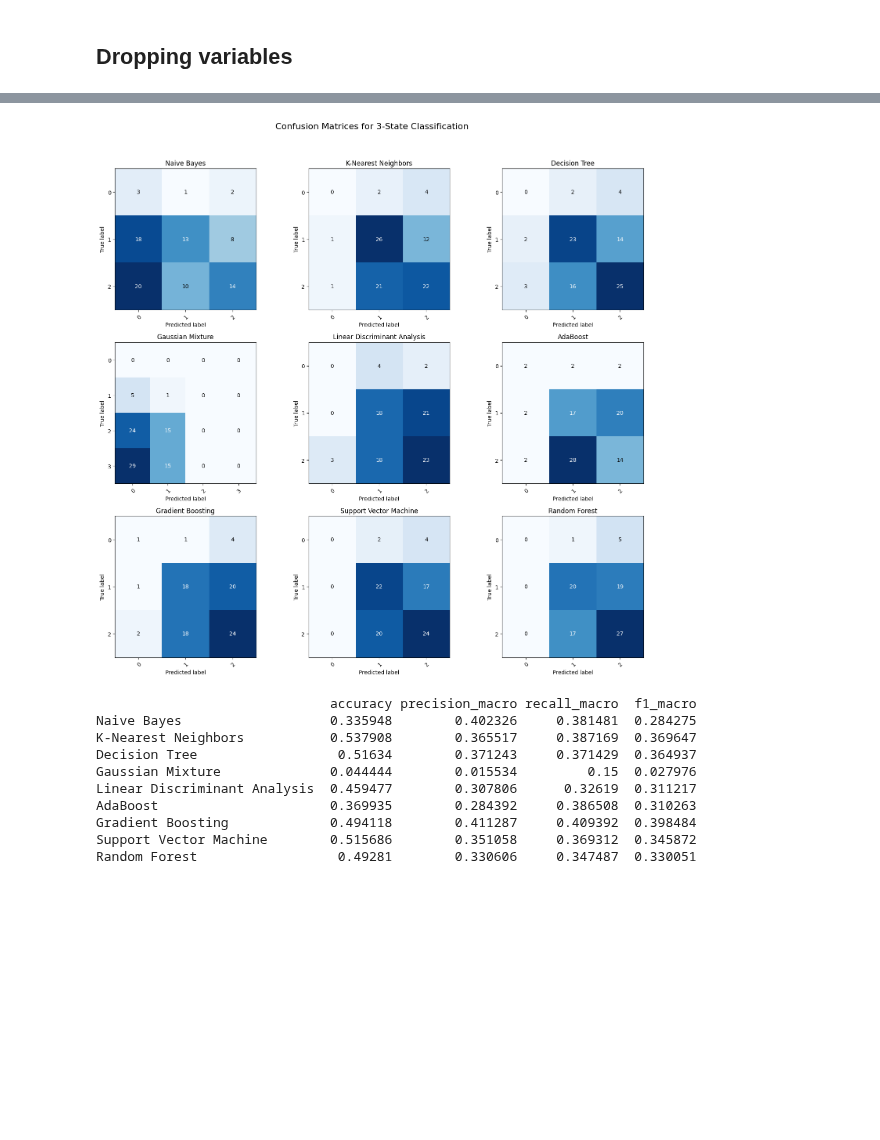
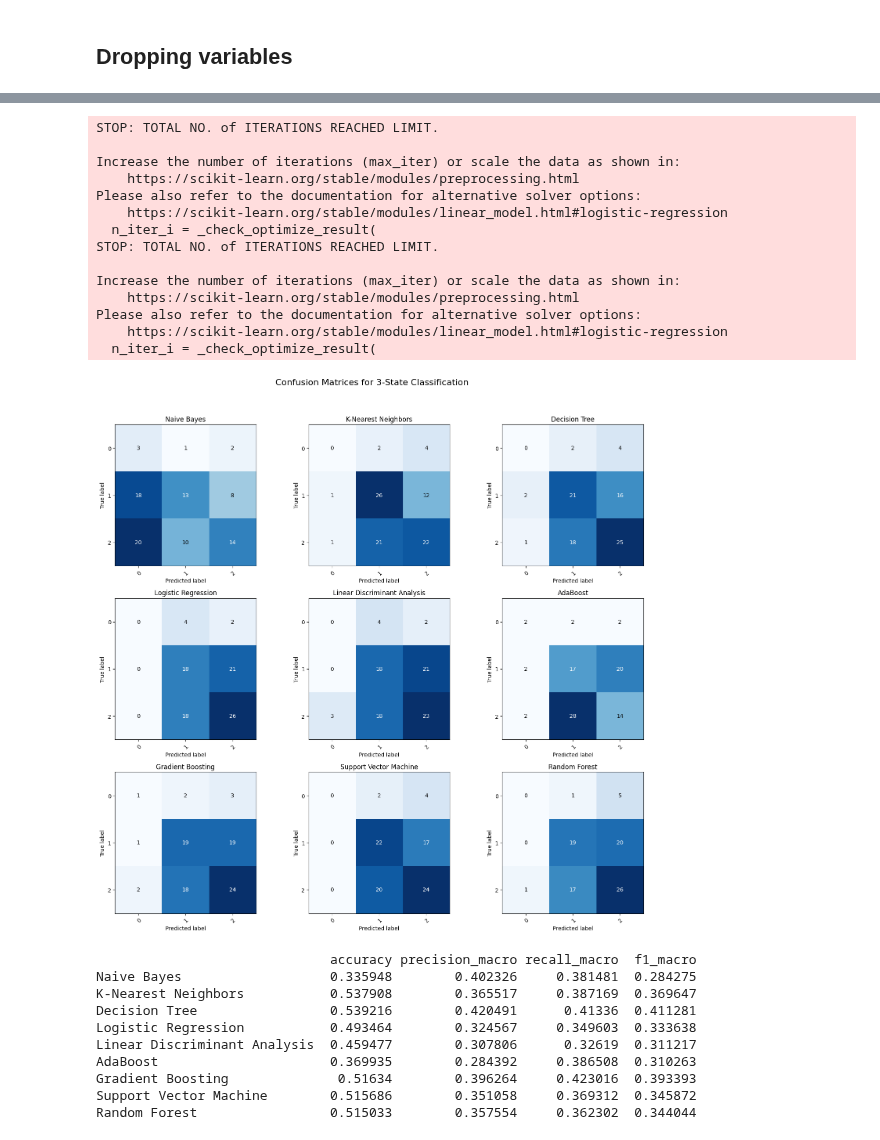
Before and after one commit to borbregant/ai_tandem_learning, a Jupyter notebook: analiza_test.ipynb, the cells around one changed output, grey strips where cells are left out. Drawn from its saved outputs; the diff is of its cells as text; code cells hidden in the pictures; blank space fills up the shorter version.

```diff
--- a/analiza_test.ipynb
+++ b/analiza_test.ipynb
@@ -48,19 +49,19 @@ classifiers = [
     GaussianNB(),
     KNeighborsClassifier(),
     DecisionTreeClassifier(),
-    GaussianMixture(n_components=2),
+    LogisticRegression(),
     LinearDiscriminantAnalysis(),
     AdaBoostClassifier(n_estimators=1000),
     GradientBoostingClassifier(n_estimators=1000),
-    SVC(kernel='rbf'),  # Support Vector Classifier
-    RandomForestClassifier(n_estimators=1000)  # Random Forest Classifier
+    SVC(kernel='rbf'),
+    RandomForestClassifier(n_estimators=1000)
 ]
 
 classifier_names = [
     "Naive Bayes",
     "K-Nearest Neighbors",
     "Decision Tree",
-    "Gaussian Mixture",
+    "Logistic Regression",
     "Linear Discriminant Analysis",
     "AdaBoost",
     "Gradient Boosting",
@@ -226,2 +259,20 @@ Random Forest                 0.539216        0.540487       0.5375  0.529542
 # %% [markdown]
 ## Dropping variables
+# %%
+df = pd.read_excel("data_cleaned.xlsx")
+df = df.drop('Unnamed: 0', axis=1)
+
+X = df.drop("Uspesnost", axis=1)
+y = df["Uspesnost"]
+
+columns_to_one_hot_encode = ['Razred', 'Profesor',"Spol"]
+
+X = pd.get_dummies(X, columns=columns_to_one_hot_encode)
+X = X.apply(pd.to_numeric, errors='coerce')
+
+classes = unique(y)
+total = len(y)
+for c in classes:
+ n_examples = len(y[y==c])
+ percent = n_examples / total * 100
+ print('> Class=%d : %d/%d (%.1f%%)' % (c, n_examples, total, percent))
@@ -228,17 +283,4 @@ Random Forest                 0.539216        0.540487       0.5375  0.529542
 # %%
-import numpy as np
-import matplotlib.pyplot as plt
-import pandas as pd
-from sklearn.model_selection import cross_validate, StratifiedKFold, cross_val_predict
-from sklearn.metrics import confusion_matrix
-from sklearn.naive_bayes import GaussianNB
-from sklearn.neighbors import KNeighborsClassifier
-from sklearn.tree import DecisionTreeClassifier
-from sklearn.mixture import GaussianMixture
-from sklearn.discriminant_analysis import LinearDiscriminantAnalysis
-from sklearn.ensemble import AdaBoostClassifier, GradientBoostingClassifier, RandomForestClassifier
-from sklearn.svm import SVC
-
 X=X.drop(["Motivacija", "Anksioznost", "Introvertiranost", "Sensing", "Feeling", "Judging"], axis=1)
 
 # Create a figure with subplots for confusion matrices
@@ -262,42 +304,56 @@ for clf, name, ax in zip(classifiers, classifier_names, axs.flatten()):
     # Confusion matrix
     y_pred = cross_val_predict(clf, X, y, cv=cv)
     cm = confusion_matrix(y, y_pred)
 
     # Plot confusion matrix
     im = ax.imshow(cm, interpolation='nearest', cmap=plt.cm.Blues)
     ax.set(xticks=np.arange(cm.shape[1]),
            yticks=np.arange(cm.shape[0]),
            title=name,
            xlabel='Predicted label',
            ylabel='True label')
     plt.setp(ax.get_xticklabels(), rotation=45, ha="right", rotation_mode="anchor")
 
     # Add values in the cells
     for i in range(cm.shape[0]):
         for j in range(cm.shape[1]):
             ax.text(j, i, format(cm[i, j], 'd'), ha="center", va="center",
                     color="white" if cm[i, j] > cm.max() / 2 else "black")
 
 # Adjust layout and show the plot
 plt.tight_layout(rect=[0, 0.03, 1, 0.95])
 plt.show()
 
 # Display the results table
 print(results_df)
 
 results_df = results_df.applymap(lambda x: round(x, 2) if isinstance(x, (int, float)) else x)
 
 # Save to CSV
-results_df.to_csv('classification_3_state.csv', index=False)
+results_df.to_csv('classification_3_state_dropped.csv', index=False)
 # %% [output]
+STOP: TOTAL NO. of ITERATIONS REACHED LIMIT.
+
+Increase the number of iterations (max_iter) or scale the data as shown in:
+    https://scikit-learn.org/stable/modules/preprocessing.html
+Please also refer to the documentation for alternative solver options:
+    https://scikit-learn.org/stable/modules/linear_model.html#logistic-regression
+  n_iter_i = _check_optimize_result(
+STOP: TOTAL NO. of ITERATIONS REACHED LIMIT.
+
+Increase the number of iterations (max_iter) or scale the data as shown in:
+    https://scikit-learn.org/stable/modules/preprocessing.html
+Please also refer to the documentation for alternative solver options:
+    https://scikit-learn.org/stable/modules/linear_model.html#logistic-regression
+  n_iter_i = _check_optimize_result(
-[figure, old version]
+[figure, new version]
-                              accuracy precision_macro recall_macro  f1_macro
-Naive Bayes                   0.335948        0.402326     0.381481  0.284275
-K-Nearest Neighbors           0.537908        0.365517     0.387169  0.369647
-Decision Tree                  0.51634        0.371243     0.371429  0.364937
-Gaussian Mixture              0.044444        0.015534         0.15  0.027976
-Linear Discriminant Analysis  0.459477        0.307806      0.32619  0.311217
-AdaBoost                      0.369935        0.284392     0.386508  0.310263
-Gradient Boosting             0.494118        0.411287     0.409392  0.398484
-Support Vector Machine        0.515686        0.351058     0.369312  0.345872
-Random Forest                  0.49281        0.330606     0.347487  0.330051
+                              accuracy precision_macro recall_macro  f1_macro
+Naive Bayes                   0.335948        0.402326     0.381481  0.284275
+K-Nearest Neighbors           0.537908        0.365517     0.387169  0.369647
+Decision Tree                 0.539216        0.420491      0.41336  0.411281
+Logistic Regression           0.493464        0.324567     0.349603  0.333638
+Linear Discriminant Analysis  0.459477        0.307806      0.32619  0.311217
+AdaBoost                      0.369935        0.284392     0.386508  0.310263
+Gradient Boosting              0.51634        0.396264     0.423016  0.393393
+Support Vector Machine        0.515686        0.351058     0.369312  0.345872
+Random Forest                 0.515033        0.357554     0.362302  0.344044
```
Also changed, not shown: parts of 5 cells of this notebook.
